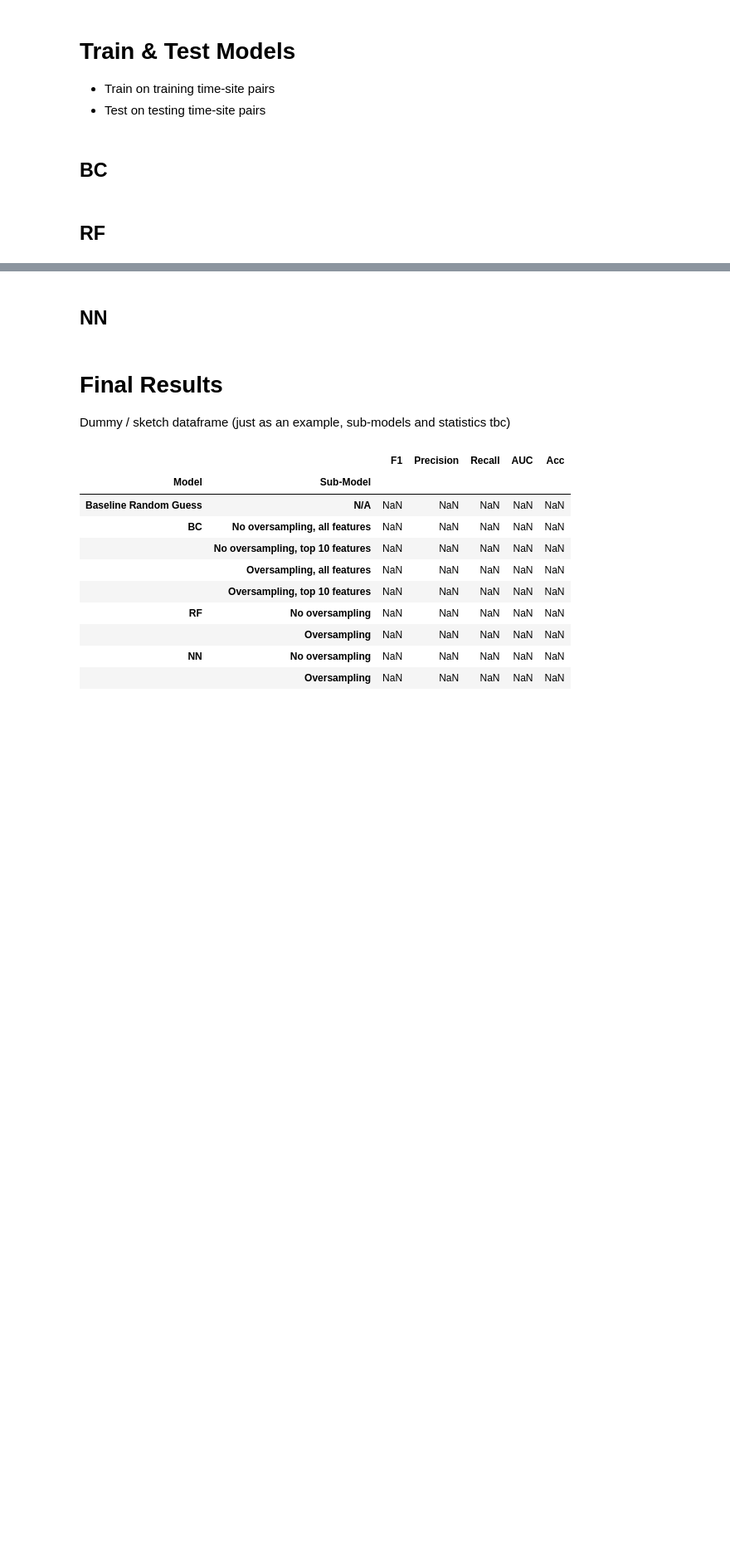
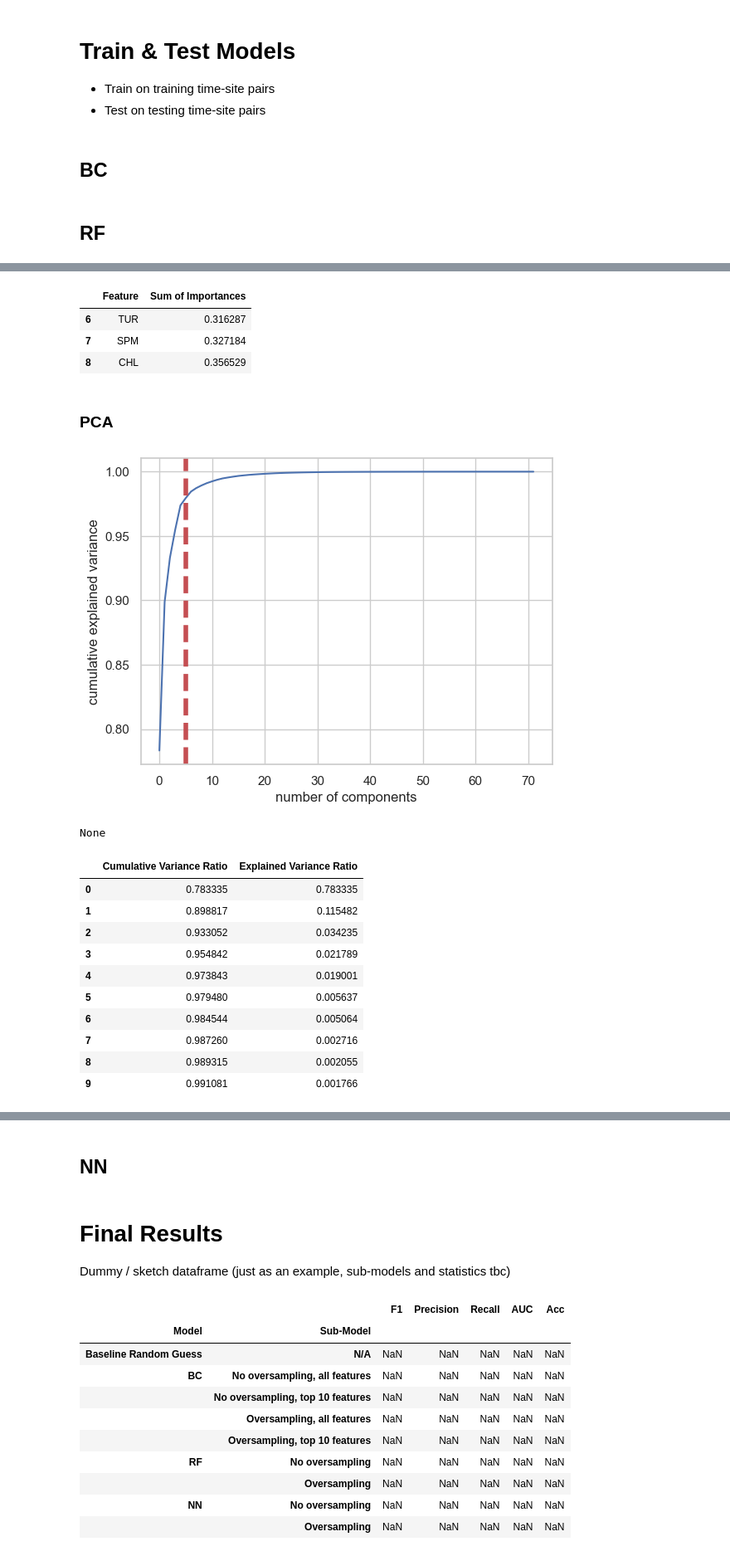
Before and after one commit to gravity948/capstone-project-sewage-pollution, a Jupyter notebook: models-combined.ipynb, the cells around one changed output, grey strips where cells are left out. Shown at 83% size. Saved outputs shown, nothing was run; the diff lists cells and outputs as text; code cells hidden in the pictures; blank space fills up the shorter version.

Commit message:
update random forest

```diff
--- a/models-combined.ipynb
+++ b/models-combined.ipynb
@@ -97,0 +200,3 @@ riskforecasting
+# %%
+df_merged = pd.merge(df_feature_mean, riskforecasting[['site', 'time', 'riskLevelLabel']], on=['site', 'time'])
+df_merged
@@ -99,6 +218,3 @@ riskforecasting
 ## BC:
 # %% [markdown]
 ## RF:
-# %%
-df_merged = pd.merge(df_feature, riskforecasting[['site', 'time', 'riskLevelLabel']], left_on=['site', 'time'], right_on=['site', 'time'])
-df_merged
@@ -294,0 +412,12 @@ time_site_pairs_train
+# %%
+# fit a random forest to the data
+rf = RandomForestClassifier()
+rf.fit(X_train, y_train)
+
+# make predictions
+y_pred = rf.predict(X_test)
+
+# evaluate the performance
+from sklearn.metrics import classification_report
+report = classification_report(y_test, y_pred)
+print(report)
@@ -294,0 +465,41 @@ time_site_pairs_train
+# %%
+df_importances[-3:].style.apply(highlight_max, subset=['Sum of Importances'])
+# %% [output]
+|  | Feature | Sum of Importances |
+| 6 | TUR | 0.316287 |
+| 7 | SPM | 0.327184 |
+| 8 | CHL | 0.356529 |
+# %% [markdown]
+### PCA
+# %%
+import matplotlib.pyplot as plt
+import seaborn as sns
+from sklearn.decomposition import PCA
+pca_test = PCA(n_components=72)
+pca_test.fit(X_train)
+sns.set(style='whitegrid')
+plt.plot(np.cumsum(pca_test.explained_variance_ratio_))
+plt.xlabel('number of components')
+plt.ylabel('cumulative explained variance')
+plt.axvline(linewidth=4, color='r', linestyle = '--', x=5, ymin=0, ymax=1)
+display(plt.show())
+evr = pca_test.explained_variance_ratio_
+cvr = np.cumsum(pca_test.explained_variance_ratio_)
+pca_df = pd.DataFrame()
+pca_df['Cumulative Variance Ratio'] = cvr
+pca_df['Explained Variance Ratio'] = evr
+display(pca_df.head(10))
+# %% [output]
+[figure, added]
+None
+|  | Cumulative Variance Ratio | Explained Variance Ratio |
+| 0 | 0.783335 | 0.783335 |
+| 1 | 0.898817 | 0.115482 |
+| 2 | 0.933052 | 0.034235 |
+| 3 | 0.954842 | 0.021789 |
+| 4 | 0.973843 | 0.019001 |
+| 5 | 0.979480 | 0.005637 |
+| 6 | 0.984544 | 0.005064 |
+| 7 | 0.987260 | 0.002716 |
+| 8 | 0.989315 | 0.002055 |
+| 9 | 0.991081 | 0.001766 |
```
Also changed, not shown: parts of 24 cells of this notebook, 1 other file.
